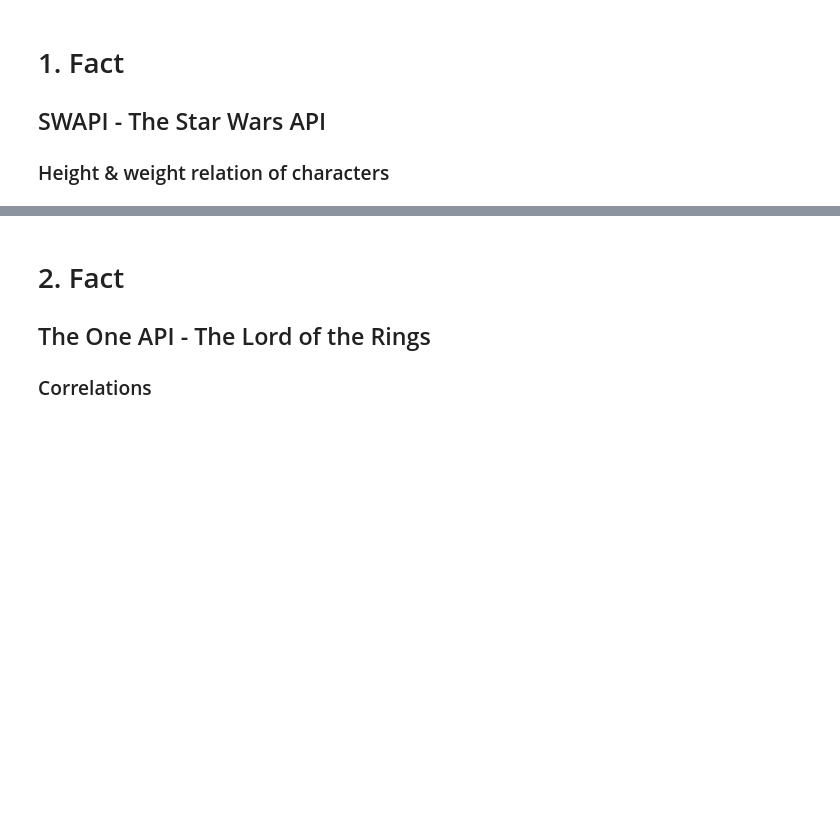
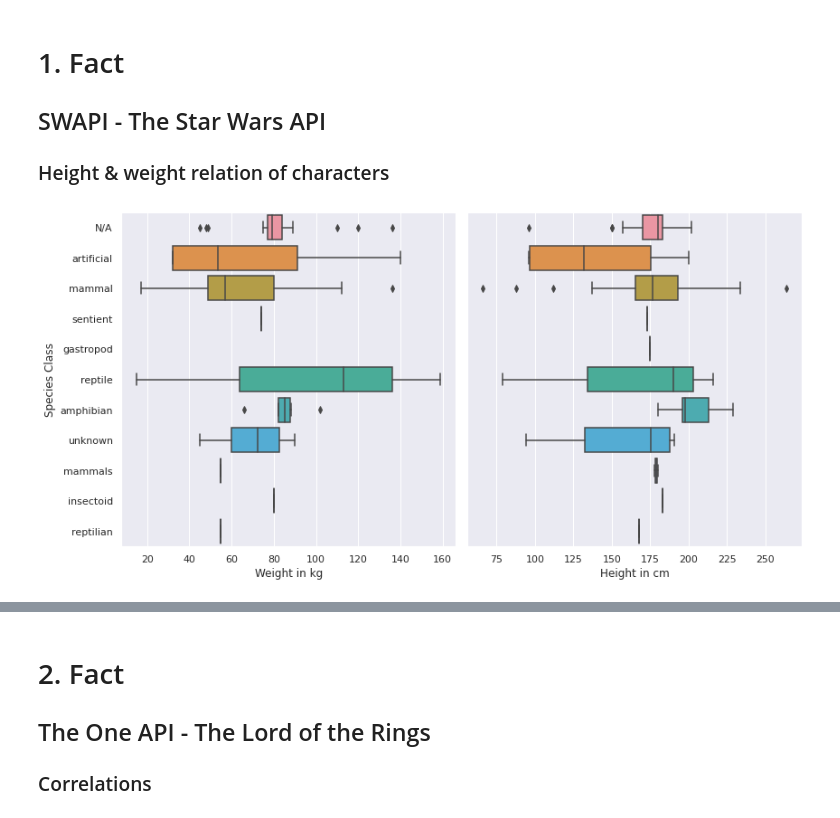
Before and after one commit to eco3/stochastik-abgaben, a Jupyter notebook: Abgabe01/5facts.ipynb, the cells around one changed output, grey strips where cells are left out. Saved outputs shown, nothing was run; the diff lists cells and outputs as text; code cells hidden in the pictures; blank space fills up the shorter version.

```diff
--- a/Abgabe01/5facts.ipynb
+++ b/Abgabe01/5facts.ipynb
@@ -44,6 +44,23 @@ person_df = pd.DataFrame(person_list,
 
 person_df['Mass'] = pd.to_numeric(person_df['Mass'], errors="coerce")
 person_df['Height'] = pd.to_numeric(person_df['Height'], errors="coerce")
+# %%
+fig, (ax1, ax2) = plt.subplots(1, 2, figsize=(12,6), sharey=True)
+
+g1 = sns.boxplot(x="Mass", y="Species Class",
+                 data=person_df, ax=ax1)
+
+g2 = sns.boxplot(x="Height", y="Species Class",
+                 data=person_df, ax=ax2)
+
+g1.set_xlabel("Weight in kg")
+g2.set_xlabel("Height in cm")
+g2.set_ylabel("")
+
+fig.tight_layout()
+plt.show()
+# %% [output]
+[figure, added]
 # %%
 sp = sns.relplot(data=person_df, x='Mass', y='Height', hue="Species Class", legend="full")
 
```
Also changed, not shown: parts of 7 cells of this notebook.
